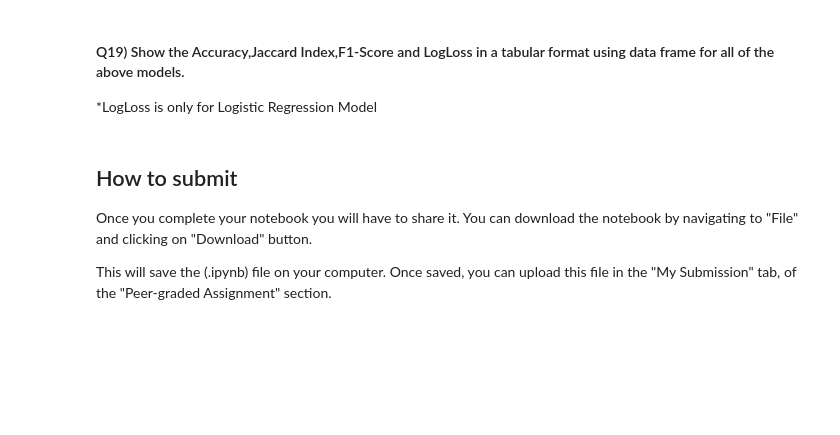
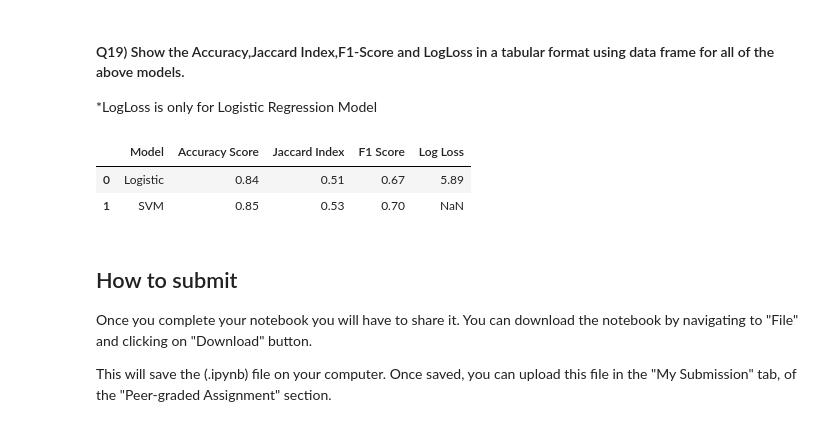
Before and after one commit to thanhan25/Machine-Learning-with-Python-Honours-Project, a Jupyter notebook: ML0101EN_SkillUp_FinalAssignment.ipynb, the cells around one changed output. Saved outputs shown, nothing was run; the diff lists cells and outputs as text; code cells hidden in the pictures; blank space fills up the shorter version.

```diff
--- a/ML0101EN_SkillUp_FinalAssignment.ipynb
+++ b/ML0101EN_SkillUp_FinalAssignment.ipynb
@@ -264,0 +401,3 @@ SVM =
+# %%
+SVM = SVC(kernel='linear', random_state=1)
+SVM.fit(X_train_new, y_train_new)
@@ -271,2 +408,4 @@ predictions =
+# %%
+predictions_SVM = SVM.predict(X=X_test_new)
 # %% [markdown]
 #### Q18) Using the `predictions` and the `y_test` dataframe calculate the value for each metric using the appropriate function.
@@ -277,3 +412,23 @@ SVM_F1_Score =
+# %%
+SVM_Accuracy_Score = accuracy_score(
+    y_true=y_test_new,
+    y_pred=predictions_SVM,
+)
+SVM_JaccardIndex = jaccard_score(
+    y_true=y_test_new,
+    y_pred=predictions_SVM,
+)
+SVM_F1_Score = f1_score(
+    y_true=y_test_new,
+    y_pred=predictions_SVM,
+)
+# %%
+report_SVM_dict = {
+    "Model": "SVM",
+    "Accuracy Score": SVM_Accuracy_Score,
+    "Jaccard Index": SVM_JaccardIndex,
+    "F1 Score": SVM_F1_Score,
+}
 # %% [markdown]
 ### Report
 # %% [markdown]
@@ -287,3 +438,10 @@ Report =
+# %%
+Report_LR_SVM = pd.DataFrame([report_logistic_dict, report_SVM_dict])
+Report_LR_SVM.round(2)
+# %% [output]
+|  | Model | Accuracy Score | Jaccard Index | F1 Score | Log Loss |
+| 0 | Logistic | 0.84 | 0.51 | 0.67 | 5.89 |
+| 1 | SVM | 0.85 | 0.53 | 0.70 | NaN |
 # %% [markdown]
 <h2 id="Section_5">  How to submit </h2>
 
```
Also changed, not shown: parts of 62 cells of this notebook, 4 other files.
